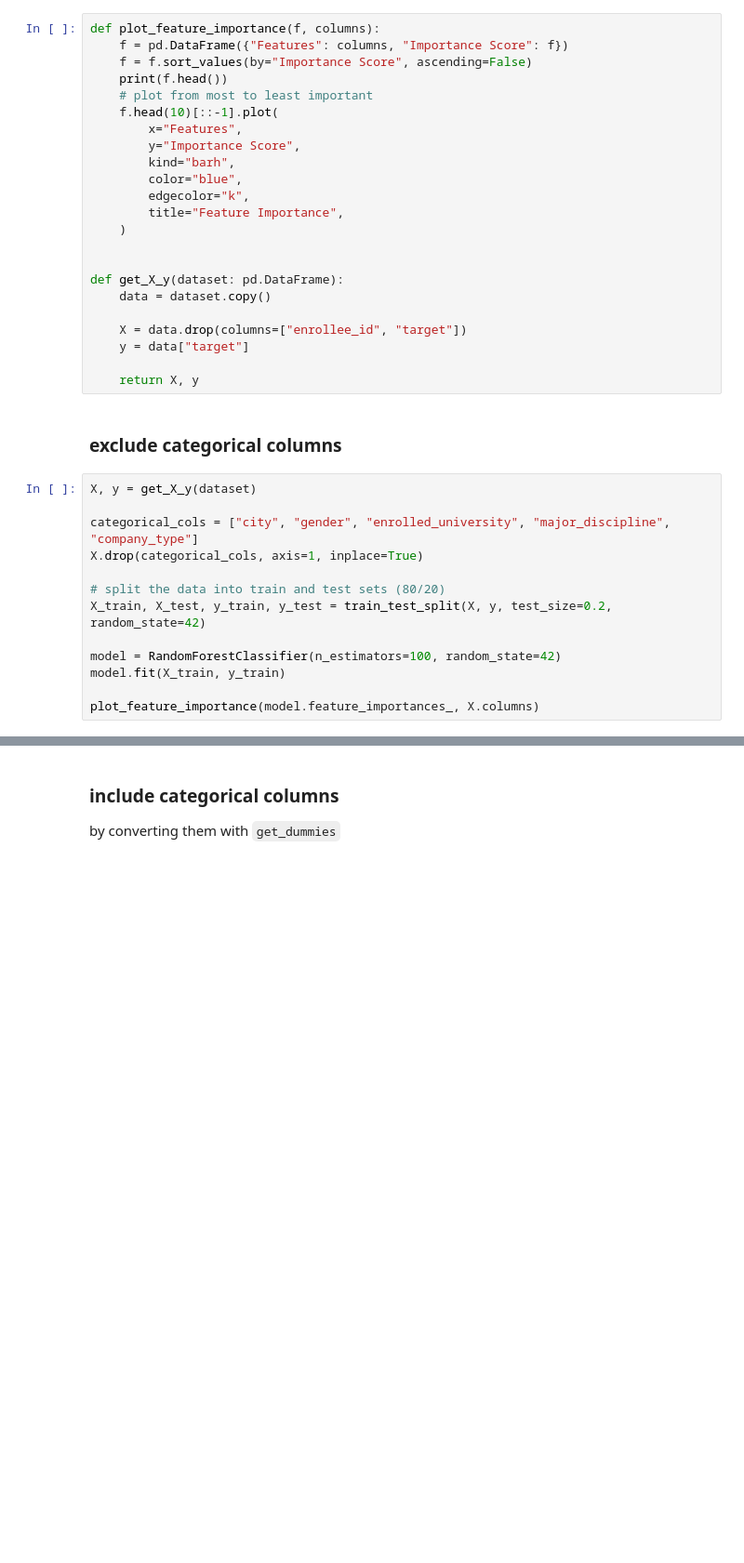
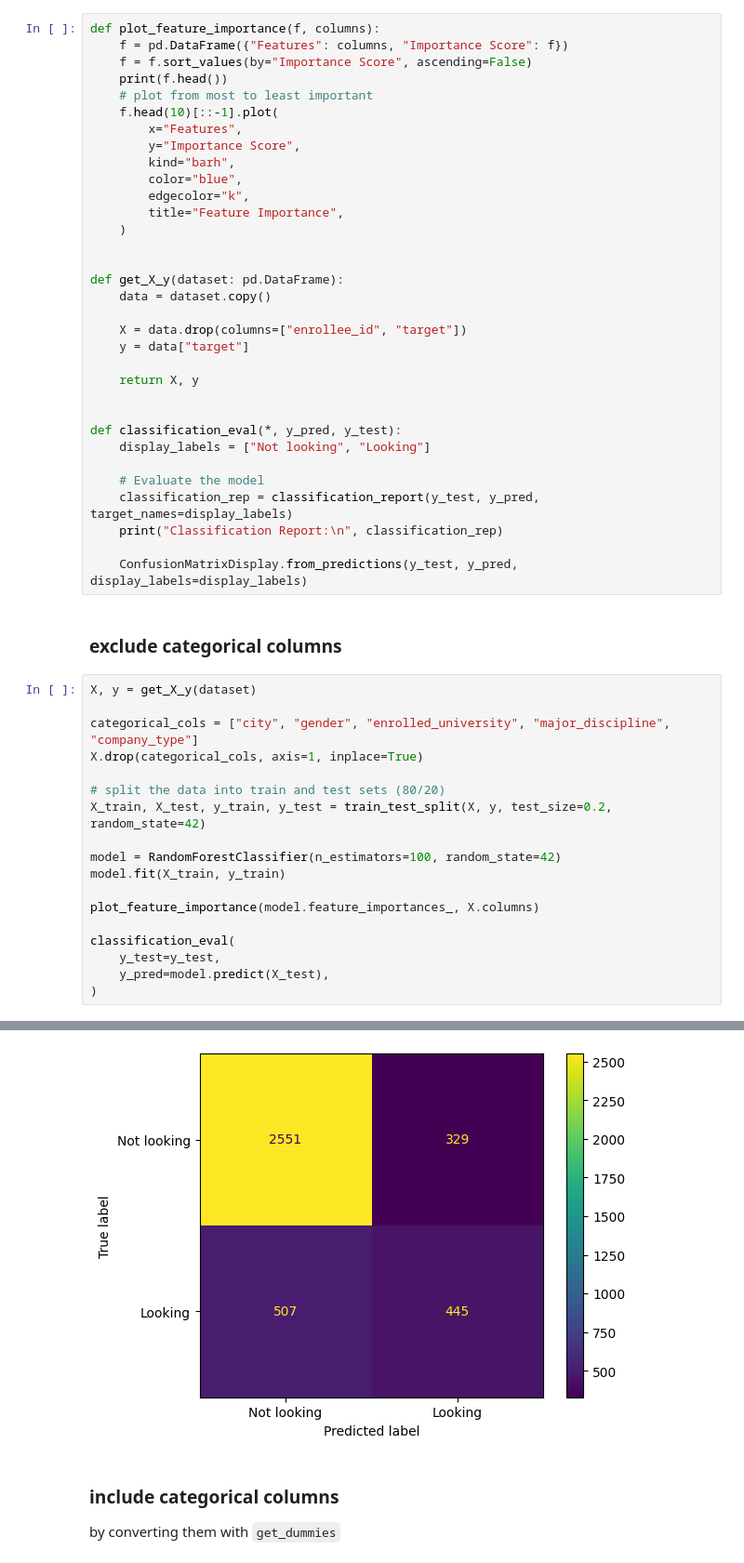
Before and after one commit to simone-viozzi/interviews-data-science-assignment, a Jupyter notebook: loyal_employees.ipynb, the cells around one changed output, grey strips where cells are left out. Shown at 93% size. Cells and saved outputs as stored; diff of their text form; blank space fills up the shorter version.

Commit message:
add evaluation metrics to all models trained to separate loyal employees

```diff
--- a/loyal_employees.ipynb
+++ b/loyal_employees.ipynb
@@ -59,6 +65,16 @@ def get_X_y(dataset: pd.DataFrame):
     y = data["target"]
 
     return X, y
+
+
+def classification_eval(*, y_pred, y_test):
+    display_labels = ["Not looking", "Looking"]
+
+    # Evaluate the model
+    classification_rep = classification_report(y_test, y_pred, target_names=display_labels)
+    print("Classification Report:\n", classification_rep)
+
+    ConfusionMatrixDisplay.from_predictions(y_test, y_pred, display_labels=display_labels)
 # %% [markdown]
 ### exclude categorical columns
 # %%
@@ -74,6 +90,11 @@ model = RandomForestClassifier(n_estimators=100, random_state=42)
 model.fit(X_train, y_train)
 
 plot_feature_importance(model.feature_importances_, X.columns)
+
+classification_eval(
+    y_test=y_test,
+    y_pred=model.predict(X_test),
+)
 # %% [output]
                  Features  Importance Score
 6          training_hours          0.319266
@@ -84,4 +114,5 @@ plot_feature_importance(model.feature_importances_, X.columns)
 [figure]
+[figure, added]
 # %% [markdown]
 ### include categorical columns
 
```
Also changed, not shown: parts of 4 cells of this notebook.
